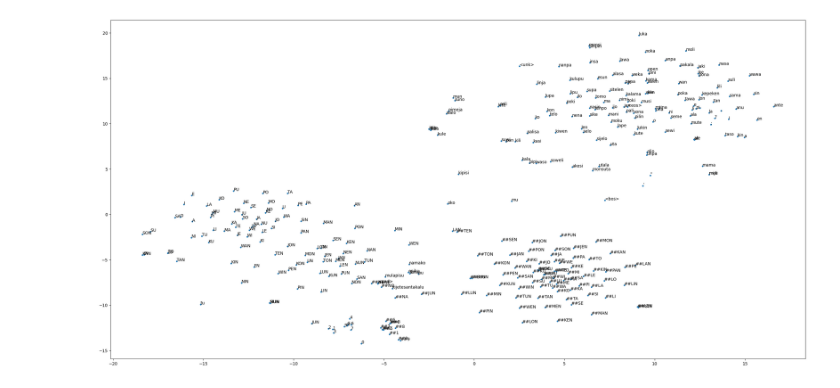
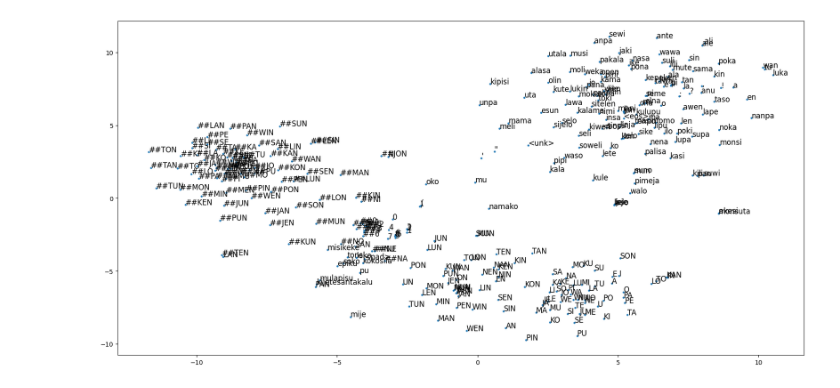
Before and after one commit to nymwa/tokipona_notebook, a Jupyter notebook: soweli_embedding.ipynb, the cells around one changed output. Drawn from its saved outputs; the diff is of its cells as text; code cells hidden in the pictures.

```diff
--- a/soweli_embedding.ipynb
+++ b/soweli_embedding.ipynb
@@ -6,25 +6,25 @@ from ponapt.vocab import load_vocab
 from ponapt.lm import LM
 from sklearn.manifold import TSNE
 # %%
-vocab = load_vocab('../ponapt/work/vocab.txt')
+vocab = load_vocab('../../../mopumopu/220219/vocab.txt')
 model = LM(len(vocab), 1024, 16, 4096, 0, 0, 0, 0, 6, padding_idx = 0, max_len = 256)
-model.load_state_dict(torch.load('../ponapt/work/checkpoints/lm.pt', map_location = 'cpu'))
+model.load_state_dict(torch.load('../../../mopumopu/220219/checkpoints/lm.200.pt', map_location = 'cpu'))
 model.eval()
 embed = model.embedding.token_embedding.weight.data.cpu().numpy()
 # %%
-method = TSNE(n_components = 2, perplexity = 20)
+method = TSNE(n_components = 2, random_state = 100)
 comp = method.fit(embed).embedding_
+
+plt.figure(figsize = (20, 10), dpi = 100)
+
+plt.scatter(
+    comp[:, 0],
+    comp[:, 1],
+    s = 5)
+
+for (x, y), word in zip(comp, vocab.tokens):
+    plt.annotate(word, (x, y), fontsize=12)
+
+plt.show()
+# %% [output]
+[figure, added]
-# %%
-plt.figure(figsize = (30, 15), dpi = 100)
-
-plt.scatter(
-    comp[:, 0],
-    comp[:, 1],
-    s = 8)
-
-for (x, y), word in zip(comp, vocab.tokens):
-    plt.annotate(word, (x, y))
-
-plt.show()
-# %% [output]
-[figure, removed]
```
Also changed, not shown: 3 other files.
